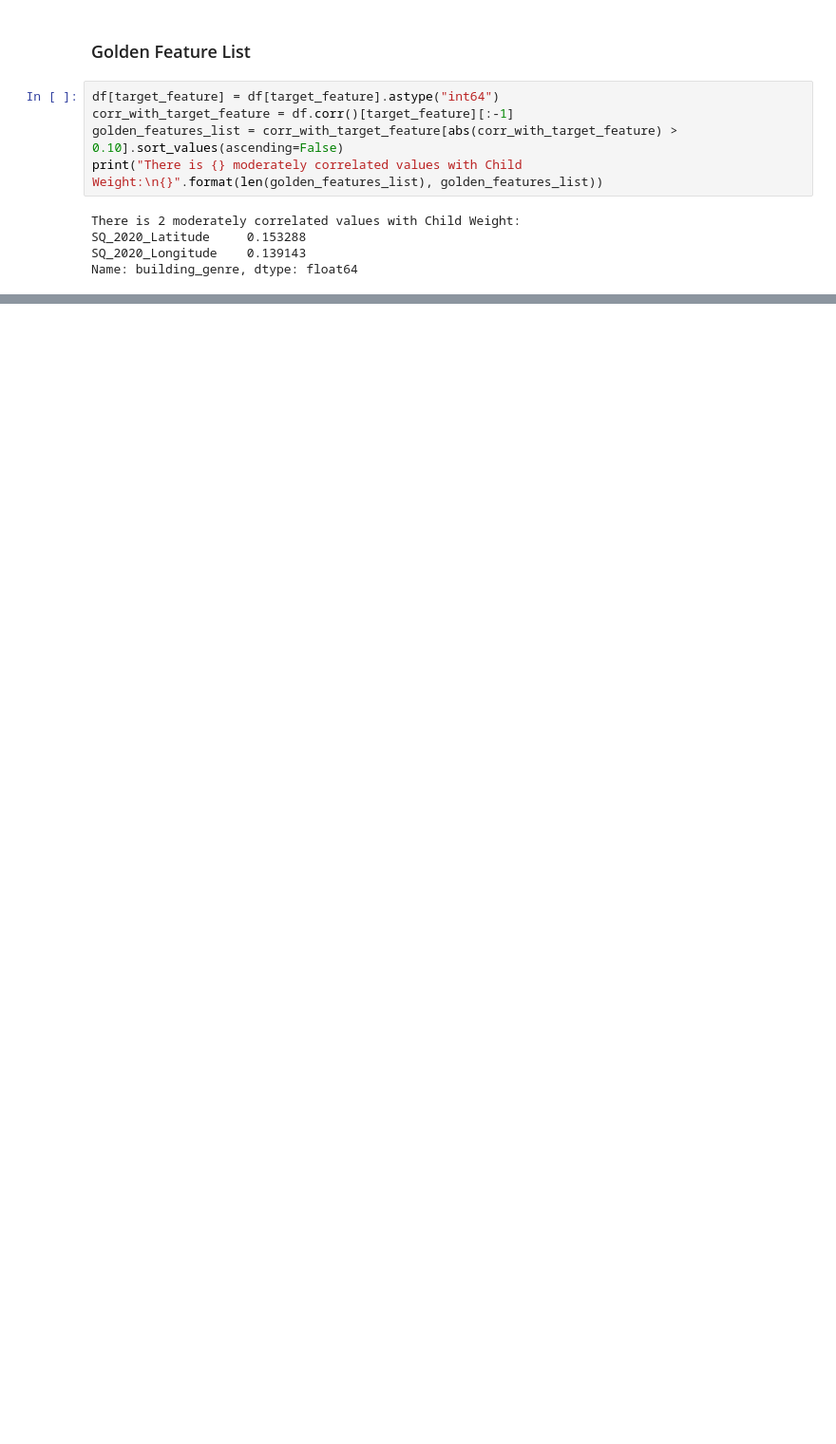
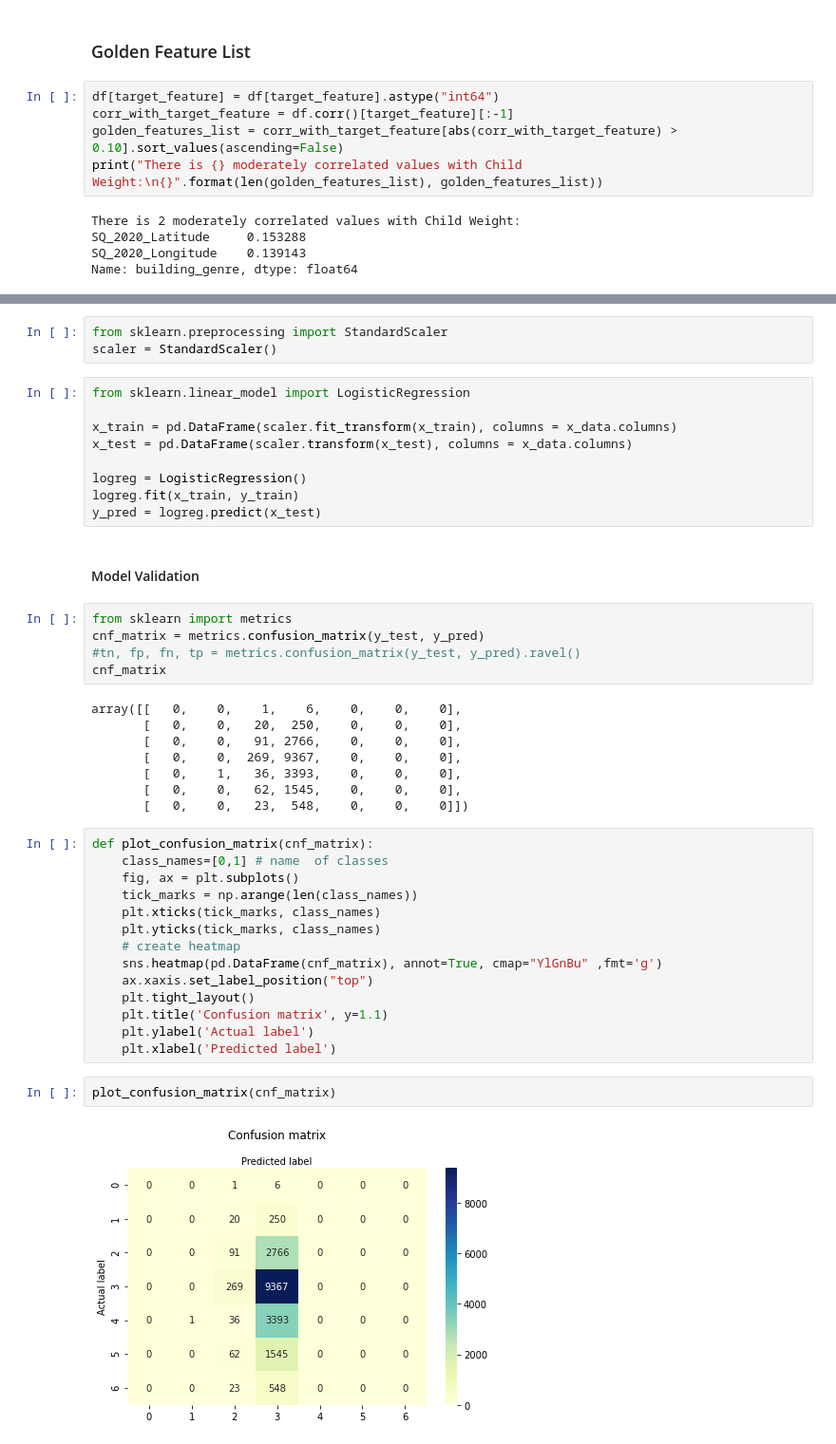
Before and after one commit to abj-paul/Data-Science, a Jupyter notebook: Building Price Dataset.ipynb, the cells around one changed output, grey strips where cells are left out. Shown at 95% size. Cells and saved outputs as stored; diff of their text form; blank space fills up the shorter version.

Commit message:
Model Implementation

```diff
--- a/Building Price Dataset.ipynb
+++ b/Building Price Dataset.ipynb
@@ -513,0 +542,45 @@ Name: building_genre, dtype: float64
+# %%
+from sklearn.preprocessing import StandardScaler
+scaler = StandardScaler()
+# %%
+from sklearn.linear_model import LogisticRegression
+
+x_train = pd.DataFrame(scaler.fit_transform(x_train), columns = x_data.columns)
+x_test = pd.DataFrame(scaler.transform(x_test), columns = x_data.columns)
+
+logreg = LogisticRegression()
+logreg.fit(x_train, y_train)
+y_pred = logreg.predict(x_test)
+# %% [markdown]
+#### Model Validation
+# %%
+from sklearn import metrics
+cnf_matrix = metrics.confusion_matrix(y_test, y_pred)
+#tn, fp, fn, tp = metrics.confusion_matrix(y_test, y_pred).ravel()
+cnf_matrix
+# %% [output]
+array([[   0,    0,    1,    6,    0,    0,    0],
+       [   0,    0,   20,  250,    0,    0,    0],
+       [   0,    0,   91, 2766,    0,    0,    0],
+       [   0,    0,  269, 9367,    0,    0,    0],
+       [   0,    1,   36, 3393,    0,    0,    0],
+       [   0,    0,   62, 1545,    0,    0,    0],
+       [   0,    0,   23,  548,    0,    0,    0]])
+# %%
+def plot_confusion_matrix(cnf_matrix):
+    class_names=[0,1] # name  of classes
+    fig, ax = plt.subplots()
+    tick_marks = np.arange(len(class_names))
+    plt.xticks(tick_marks, class_names)
+    plt.yticks(tick_marks, class_names)
+    # create heatmap
+    sns.heatmap(pd.DataFrame(cnf_matrix), annot=True, cmap="YlGnBu" ,fmt='g')
+    ax.xaxis.set_label_position("top")
+    plt.tight_layout()
+    plt.title('Confusion matrix', y=1.1)
+    plt.ylabel('Actual label')
+    plt.xlabel('Predicted label')
+# %%
+plot_confusion_matrix(cnf_matrix)
+# %% [output]
+[figure, added]
```
Also changed, not shown: parts of 24 cells of this notebook.
